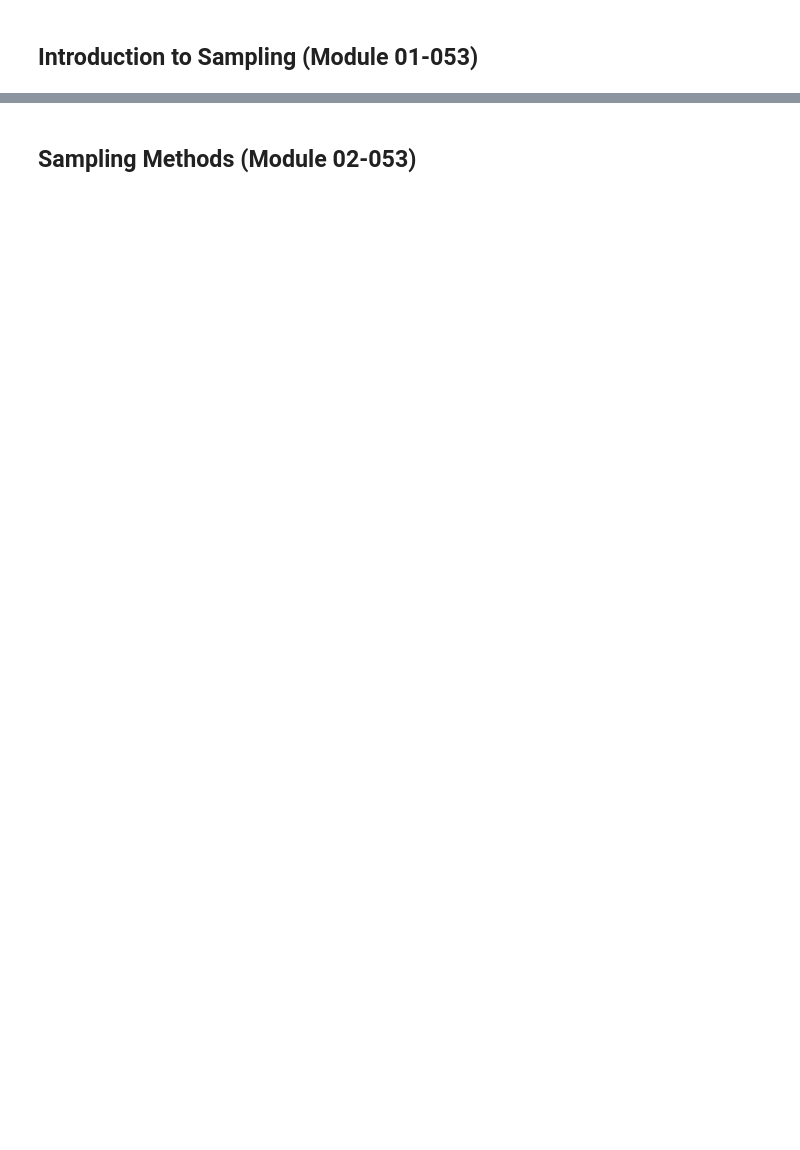
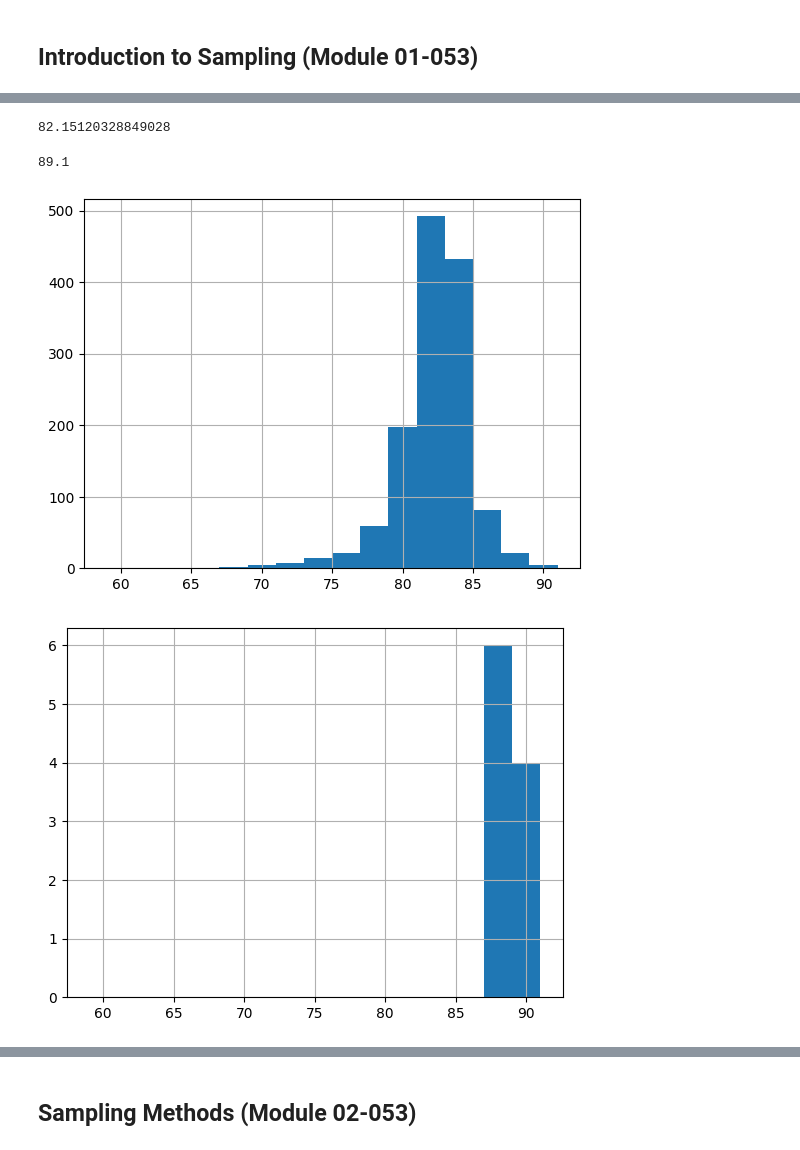
Before and after one commit to mcabas/Datacamp_Notebook, a Jupyter notebook: DataCamp.Course_053_Sampling in Python.ipynb, the cells around one changed output, grey strips where cells are left out. Drawn from its saved outputs; the diff is of its cells as text; code cells hidden in the pictures; blank space fills up the shorter version.

```diff
--- a/DataCamp.Course_053_Sampling in Python.ipynb
+++ b/DataCamp.Course_053_Sampling in Python.ipynb
@@ -5,18 +5,18 @@
 
 Sampling in Python is the cornerstone of inference statistics and hypothesis testing. It's a powerful skill used in survey analysis and experimental design to draw conclusions without surveying an entire population. In this Sampling in Python course, you’ll discover when to use sampling and how to perform common types of sampling—from simple random sampling to more complex methods like stratified and cluster sampling. Using real-world datasets, including coffee ratings, Spotify songs, and employee attrition, you’ll learn to estimate population statistics and quantify uncertainty in your estimates by generating sampling distributions and bootstrap distributions.
 # %%
-# read_csv function
+# read_feather function
 
 import os
 import pandas as pd
 folder_name = 'datasets'
-dir = r'G:\My Drive\Data Science\Datacamp_Notebook\Datacamp_Notebook\{}'.format(folder_name)
+dir = r'C:\Users\mcaba\OneDrive\Escritorio\Data Science\Datacamp_Notebook\Datacamp_Notebook\{}'.format(folder_name)
 
-def read_csv_fun(folder_name,file_name, path):
+def read_feather_fun(folder_name,file_name, path):
     path = dir
     os.chdir(path)
-    df = pd.read_csv('{}.csv'.format(file_name), sep=',', low_memory=False, on_bad_lines='skip')
+    df = pd.read_feather('{}.feather'.format(file_name))
     return df
 
-df_show = read_csv_fun('datasets','daily_show_guests_cleaned', dir)
-print(df_show.head(5))
+coffee_ratings = read_feather_fun('datasets','coffee_ratings_full', dir)
+print(coffee_ratings.head(5))
@@ -68,0 +249,30 @@ display(
+# %%
+display(
+coffee_ratings["total_cup_points"].mean()
+)
+
+display(
+coffee_ratings_first10 = coffee_ratings.head(10)
+)
+
+
+coffee_ratings_first10 = coffee_ratings.head(10)
+coffee_ratings_first10["total_cup_points"].mean()
+# %% [output]
+82.15120328849028
+89.1
+# %%
+import matplotlib.pyplot as plt
+import numpy as np
+coffee_ratings["total_cup_points"].hist(bins=np.arange(59, 93, 2))
+plt.show()
+
+coffee_ratings_first10["total_cup_points"].hist(bins=np.arange(59, 93, 2))
+plt.show()
+
+coffee_sample = coffee_ratings.sample(n=10)
+coffee_sample["total_cup_points"].hist(bins=np.arange(59, 93, 2))
+plt.show()
+# %% [output]
+[figure, added]
+[figure, added]
```
Also changed, not shown: parts of 70 cells of this notebook, 4 other files.
